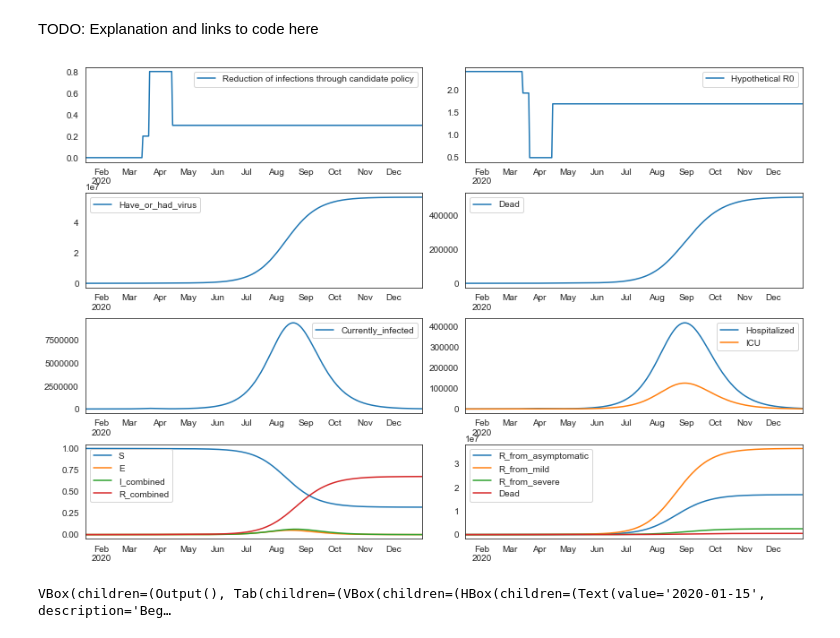
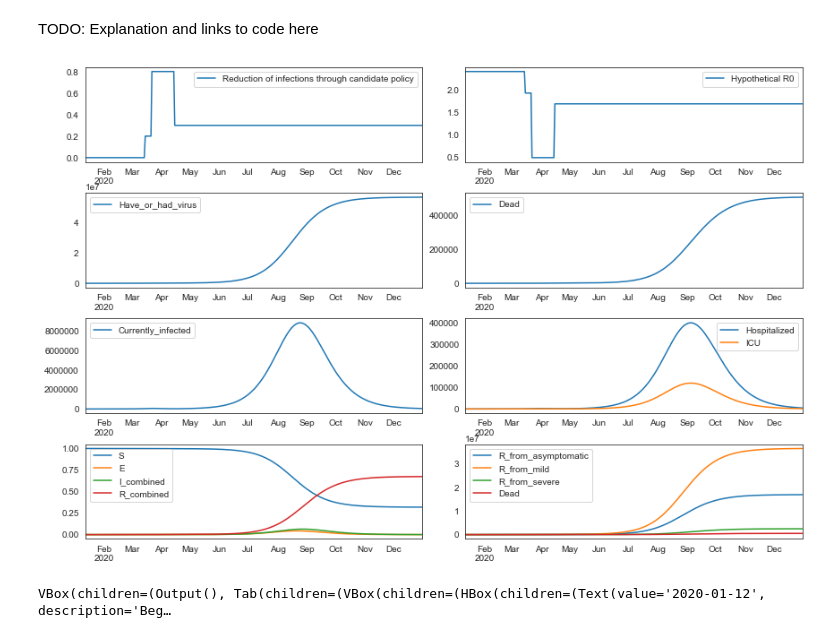
Before and after one commit to maximilianeber/covid, a Jupyter notebook: dashboard.ipynb, the cells around one changed output. Saved outputs shown, nothing was run; the diff lists cells and outputs as text; code cells hidden in the pictures.

```diff
--- a/dashboard.ipynb
+++ b/dashboard.ipynb
@@ -21,10 +21,10 @@ sns.set_style("white")
 # %%
 parameters = {
     "r0": 2.4,
-    "t_incubation": 5.1,
-    "t_presymptomatic": 1,
-    "t_recovery_asymptomatic": 5,
-    "t_recovery_mild": 5,
+    "t_incubation": 4.6,
+    "t_presymptomatic": 0.5,
+    "t_recovery_asymptomatic": 6,
+    "t_recovery_mild": 6,
     "t_home_severe": 5,
     "t_hospital_severe_recovered": 10.4,
     "t_hospital_severe_deceased": 10.4,
@@ -110,7 +110,7 @@ def policy_widget(description, date, policy=0):
 
 
 # Policy Box
-text_box0, float_box0 = policy_widget("Beginning of simulation", "2020-01-15", policy=0)
+text_box0, float_box0 = policy_widget("Beginning of simulation", "2020-01-12", policy=0)
 text_box1, float_box1 = policy_widget("Policy intervention 1", "2020-03-14", policy=0.2)
 text_box2, float_box2 = policy_widget("Policy intervention 2", "2020-03-21", policy=0.8)
 text_box3, float_box3 = policy_widget("Policy intervention 3", "2020-04-14", policy=0.3)
@@ -134,32 +134,32 @@ parameters_box = widgets.VBox()
 start_box = widgets.VBox()
 
 # Combine inputs in tabs
 input_tab = widgets.Tab()
 input_tab.children = [policy_box, parameters_box, start_box]
 input_tab.set_title(0, "Policy")
 input_tab.set_title(1, "Parameters")
 input_tab.set_title(2, "Starting Values")
 
 # Output box
 output_box = widgets.interactive_output(
     update_results_partial,
     {
         "policy_period0": float_box0,
         "policy_period1": float_box1,
         "policy_period2": float_box2,
         "policy_period3": float_box3,
         "policy_period4": float_box4,
         "date_period0": text_box0,
         "date_period1": text_box1,
         "date_period2": text_box2,
         "date_period3": text_box3,
         "date_period4": text_box4,
     },
 )
 
 # Combination
 dash = widgets.VBox([output_box, input_tab])
 dash
 # %% [output]
-[figure, old version]
+[figure, new version]
-VBox(children=(Output(), Tab(children=(VBox(children=(HBox(children=(Text(value='2020-01-15', description='Beg…
+VBox(children=(Output(), Tab(children=(VBox(children=(HBox(children=(Text(value='2020-01-12', description='Beg…
```
